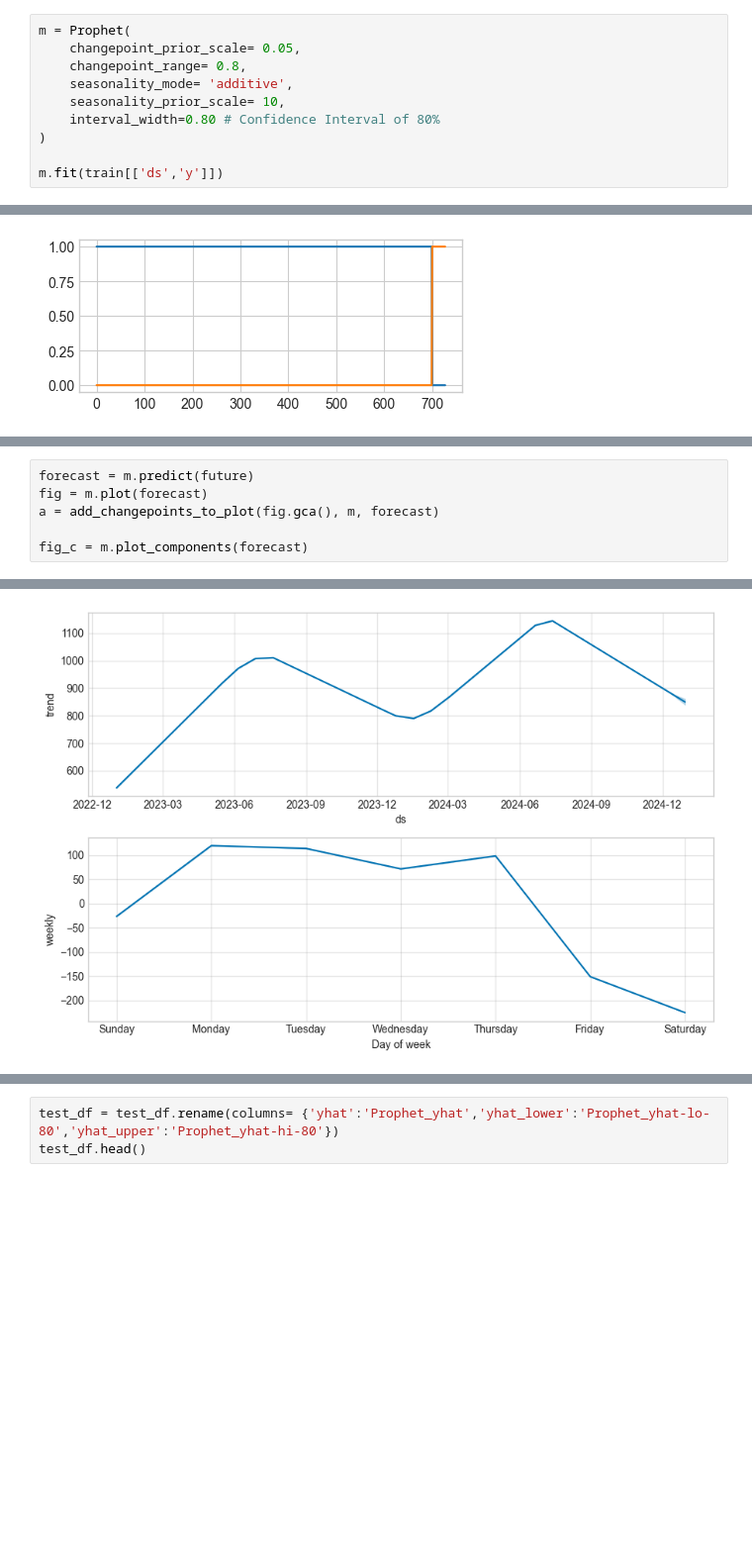
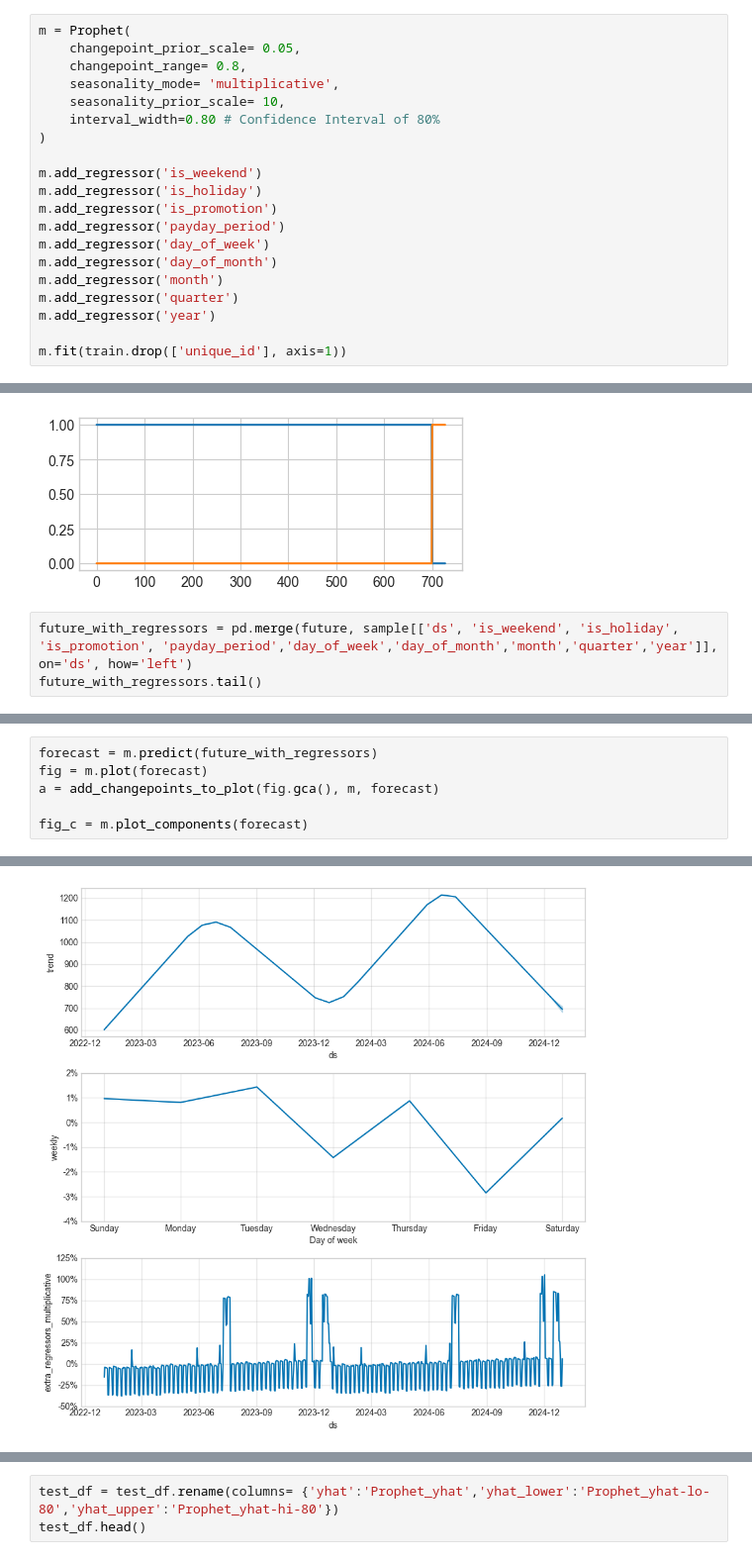
Before and after one commit to traha-89/ecommerce_demand_forecasting, a Jupyter notebook: notebooks/demand_forecasting_analysis.ipynb, the cells around one changed output, grey strips where cells are left out. Shown at 99% size. Saved outputs shown, nothing was run; the diff lists cells and outputs as text; blank space fills up the shorter version.

Commit message:
Update demand_forecasting_analysis.ipynb
- Update Base Prophet with initial time regressors to assess performance
- Add visualization for evaluation metrics

```diff
--- a/notebooks/demand_forecasting_analysis.ipynb
+++ b/notebooks/demand_forecasting_analysis.ipynb
@@ -871,10 +909,20 @@ train.tail()
 m = Prophet(
     changepoint_prior_scale= 0.05,
     changepoint_range= 0.8,
-    seasonality_mode= 'additive',
+    seasonality_mode= 'multiplicative',
     seasonality_prior_scale= 10,
     interval_width=0.80 # Confidence Interval of 80%
 )
 
-m.fit(train[['ds','y']])
+m.add_regressor('is_weekend')
+m.add_regressor('is_holiday')
+m.add_regressor('is_promotion')
+m.add_regressor('payday_period')
+m.add_regressor('day_of_week')
+m.add_regressor('day_of_month')
+m.add_regressor('month')
+m.add_regressor('quarter')
+m.add_regressor('year')
+
+m.fit(train.drop(['unique_id'], axis=1))
 # %% [output]
@@ -904,3 +952,6 @@ plt.plot(forecast_index)
 plt.show()
 # %% [output]
 [figure]
+# %%
+future_with_regressors = pd.merge(future, sample[['ds', 'is_weekend', 'is_holiday', 'is_promotion', 'payday_period','day_of_week','day_of_month','month','quarter','year']], on='ds', how='left')
+future_with_regressors.tail()
@@ -907,5 +965,5 @@ plt.show()
 # %%
-forecast = m.predict(future)
+forecast = m.predict(future_with_regressors)
 fig = m.plot(forecast)
 a = add_changepoints_to_plot(fig.gca(), m, forecast)
 
@@ -915,2 +973,2 @@ fig_c = m.plot_components(forecast)
-[figure, old version]
+[figure, new version]
 # %%
```
Also changed, not shown: parts of 14 cells of this notebook.
